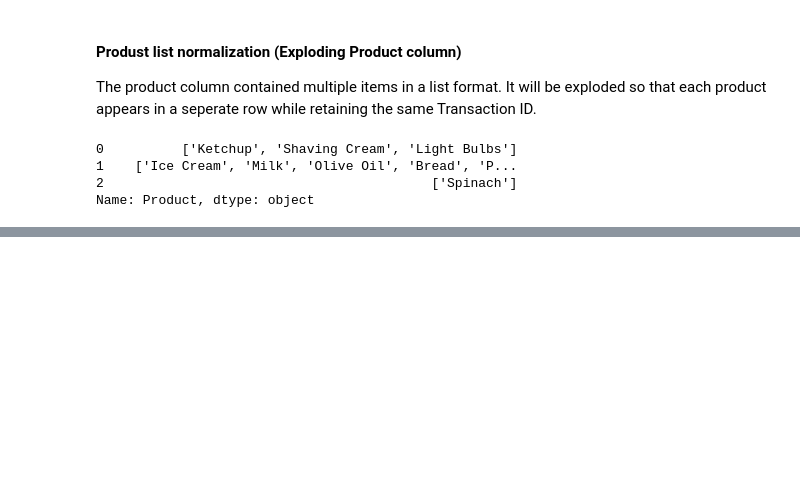
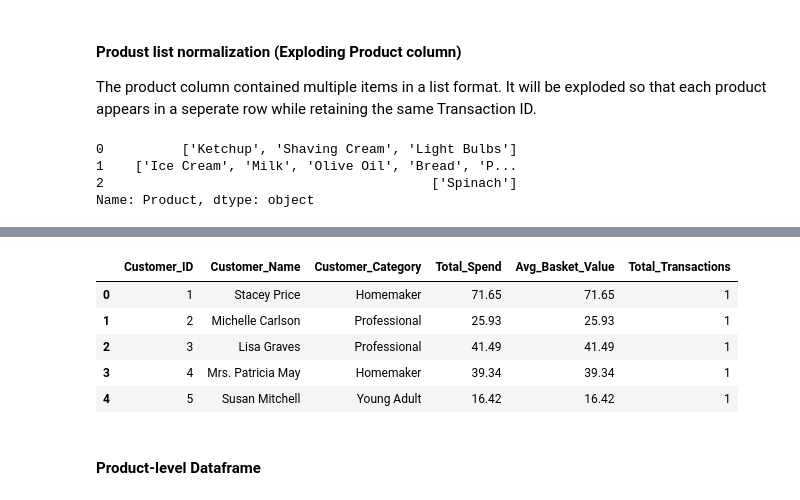
Before and after one commit to dimplerana415/Retail_Customer_Segmentation_and_Sales_Analysis, a Jupyter notebook: notebooks/01_Data_cleaning.ipynb, the cells around one changed output, grey strips where cells are left out. Saved outputs shown, nothing was run; the diff lists cells and outputs as text; code cells hidden in the pictures; blank space fills up the shorter version.

```diff
--- a/notebooks/01_Data_cleaning.ipynb
+++ b/notebooks/01_Data_cleaning.ipynb
@@ -218,0 +251,11 @@ df_exploded.head(10)
+# %%
+df_customers.head()
+# %% [output]
+|  | Customer_ID | Customer_Name | Customer_Category | Total_Spend | Avg_Basket_Value | Total_Transactions |
+| 0 | 1 | Stacey Price | Homemaker | 71.65 | 71.65 | 1 |
+| 1 | 2 | Michelle Carlson | Professional | 25.93 | 25.93 | 1 |
+| 2 | 3 | Lisa Graves | Professional | 41.49 | 41.49 | 1 |
+| 3 | 4 | Mrs. Patricia May | Homemaker | 39.34 | 39.34 | 1 |
+| 4 | 5 | Susan Mitchell | Young Adult | 16.42 | 16.42 | 1 |
+# %% [markdown]
+#### Product-level Dataframe
```
Also changed, not shown: parts of 14 cells of this notebook.
